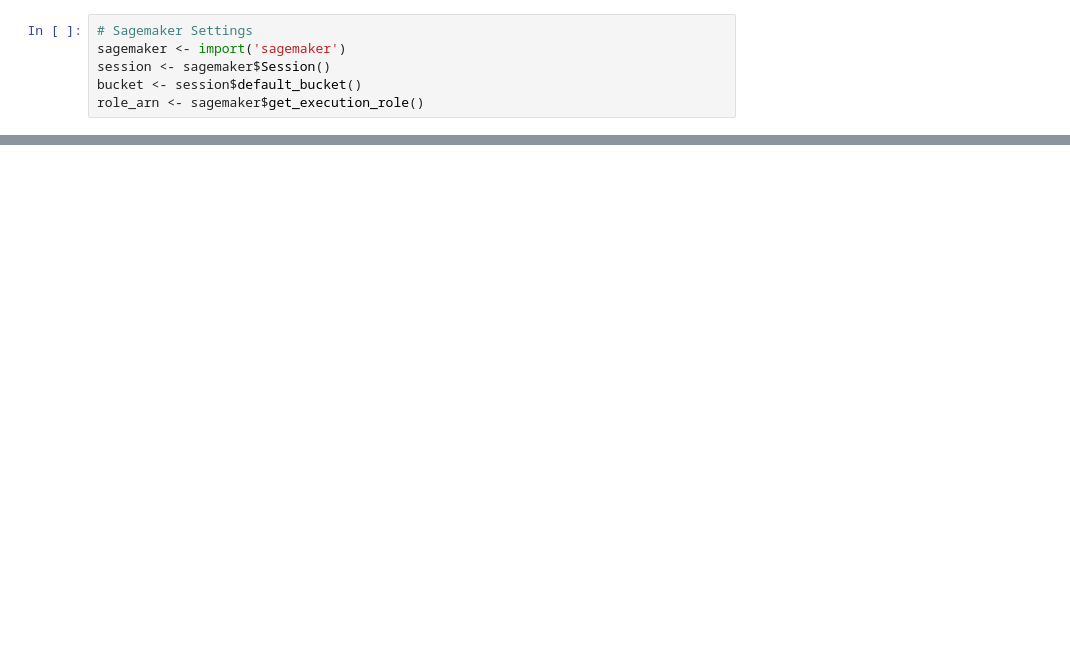
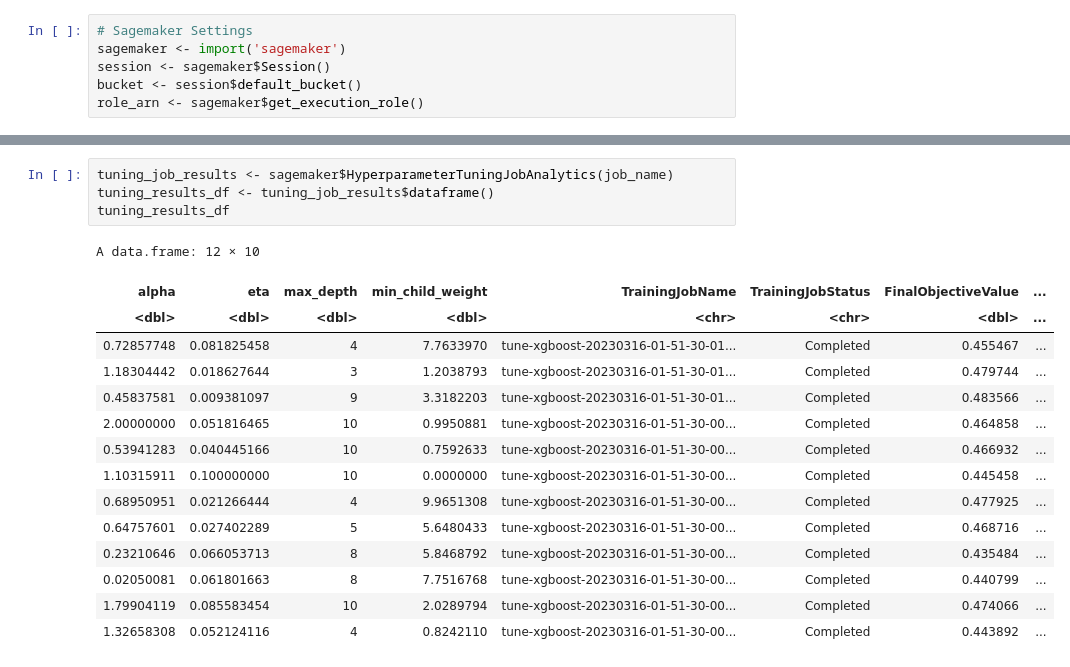
Before and after one commit to zachaustin01/ML-MADNESS, a Jupyter notebook: sagemaker/jimmy-dataset.ipynb, the cells around one changed output, grey strips where cells are left out. Cells and saved outputs as stored; diff of their text form; blank space fills up the shorter version.

```diff
--- a/sagemaker/jimmy-dataset.ipynb
+++ b/sagemaker/jimmy-dataset.ipynb
@@ -206,0 +310,20 @@ head(modeling)
+# %%
+tuning_job_results <- sagemaker$HyperparameterTuningJobAnalytics(job_name)
+tuning_results_df <- tuning_job_results$dataframe()
+tuning_results_df
+# %% [output]
+A data.frame: 12 × 10
+| alpha | eta | max_depth | min_child_weight | TrainingJobName | TrainingJobStatus | FinalObjectiveValue | ... |
+| <dbl> | <dbl> | <dbl> | <dbl> | <chr> | <chr> | <dbl> | ... |
+| 0.72857748 | 0.081825458 | 4 | 7.7633970 | tune-xgboost-20230316-01-51-30-01... | Completed | 0.455467 | ... |
+| 1.18304442 | 0.018627644 | 3 | 1.2038793 | tune-xgboost-20230316-01-51-30-01... | Completed | 0.479744 | ... |
+| 0.45837581 | 0.009381097 | 9 | 3.3182203 | tune-xgboost-20230316-01-51-30-01... | Completed | 0.483566 | ... |
+| 2.00000000 | 0.051816465 | 10 | 0.9950881 | tune-xgboost-20230316-01-51-30-00... | Completed | 0.464858 | ... |
+| 0.53941283 | 0.040445166 | 10 | 0.7592633 | tune-xgboost-20230316-01-51-30-00... | Completed | 0.466932 | ... |
+| 1.10315911 | 0.100000000 | 10 | 0.0000000 | tune-xgboost-20230316-01-51-30-00... | Completed | 0.445458 | ... |
+| 0.68950951 | 0.021266444 | 4 | 9.9651308 | tune-xgboost-20230316-01-51-30-00... | Completed | 0.477925 | ... |
+| 0.64757601 | 0.027402289 | 5 | 5.6480433 | tune-xgboost-20230316-01-51-30-00... | Completed | 0.468716 | ... |
+| 0.23210646 | 0.066053713 | 8 | 5.8468792 | tune-xgboost-20230316-01-51-30-00... | Completed | 0.435484 | ... |
+| 0.02050081 | 0.061801663 | 8 | 7.7516768 | tune-xgboost-20230316-01-51-30-00... | Completed | 0.440799 | ... |
+| 1.79904119 | 0.085583454 | 10 | 2.0289794 | tune-xgboost-20230316-01-51-30-00... | Completed | 0.474066 | ... |
+| 1.32658308 | 0.052124116 | 4 | 0.8242110 | tune-xgboost-20230316-01-51-30-00... | Completed | 0.443892 | ... |
```
Also changed, not shown: parts of 12 cells of this notebook.
